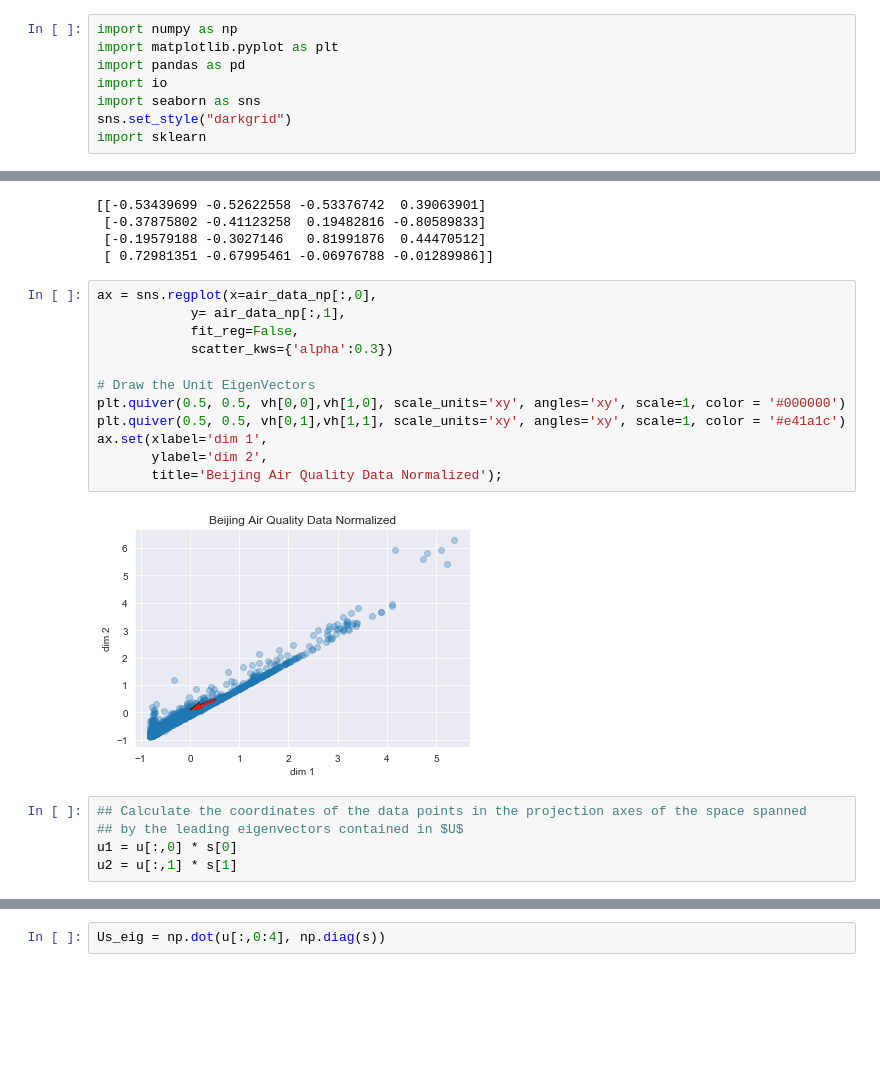
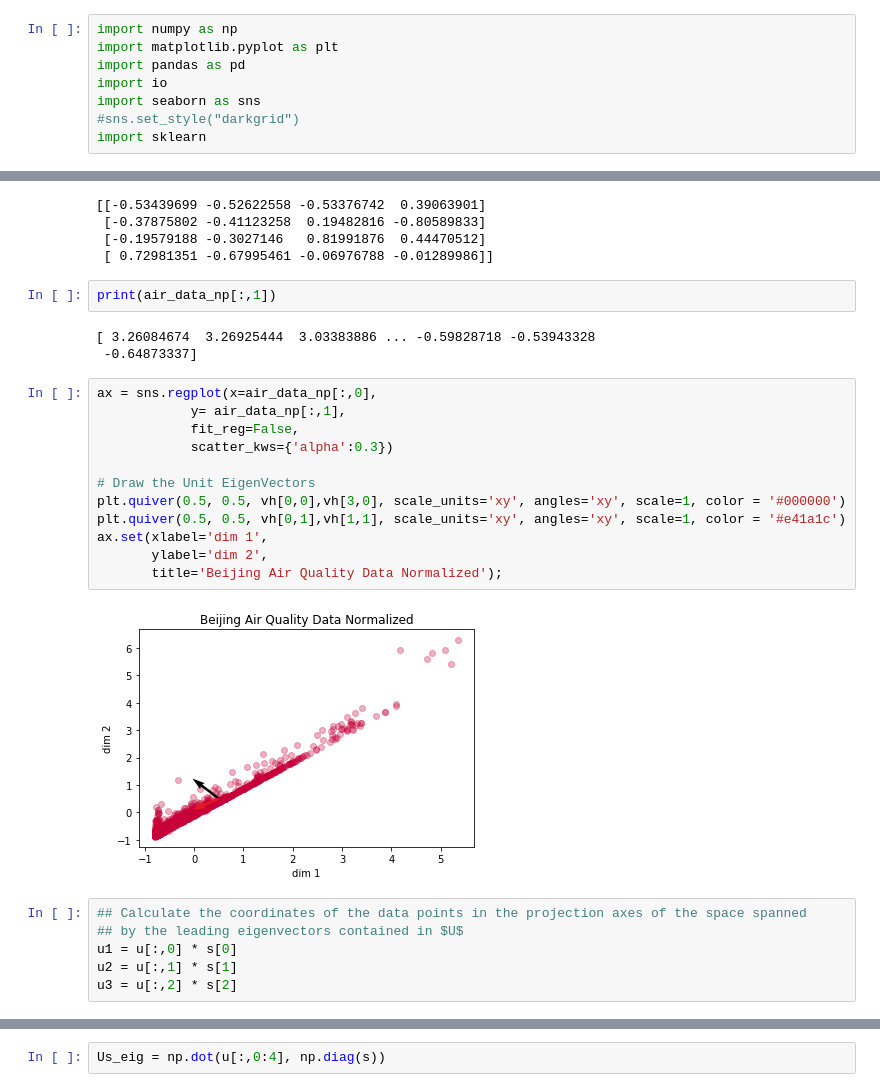
Before and after one commit to oranium/datamining, a Jupyter notebook: PAD_Project_SVD.ipynb, the cells around one changed output, grey strips where cells are left out. Cells and saved outputs as stored; diff of their text form; blank space fills up the shorter version.

```diff
--- a/PAD_Project_SVD.ipynb
+++ b/PAD_Project_SVD.ipynb
@@ -4,7 +4,7 @@ import matplotlib.pyplot as plt
 import pandas as pd
 import io
 import seaborn as sns
-sns.set_style("darkgrid")
+#sns.set_style("darkgrid")
 import sklearn
 # %%
 # choose between the normalized or standardized version of the data
@@ -32,25 +32,31 @@ print(vh)
  [-0.37875802 -0.41123258  0.19482816 -0.80589833]
  [-0.19579188 -0.3027146   0.81991876  0.44470512]
  [ 0.72981351 -0.67995461 -0.06976788 -0.01289986]]
+# %%
+print(air_data_np[:,1])
+# %% [output]
+[ 3.26084674  3.26925444  3.03383886 ... -0.59828718 -0.53943328
+ -0.64873337]
 # %%
 ax = sns.regplot(x=air_data_np[:,0],
             y= air_data_np[:,1],
             fit_reg=False,
             scatter_kws={'alpha':0.3})
 
 # Draw the Unit EigenVectors
-plt.quiver(0.5, 0.5, vh[0,0],vh[1,0], scale_units='xy', angles='xy', scale=1, color = '#000000')
+plt.quiver(0.5, 0.5, vh[0,0],vh[3,0], scale_units='xy', angles='xy', scale=1, color = '#000000')
 plt.quiver(0.5, 0.5, vh[0,1],vh[1,1], scale_units='xy', angles='xy', scale=1, color = '#e41a1c')
 ax.set(xlabel='dim 1',
        ylabel='dim 2',
        title='Beijing Air Quality Data Normalized');
 # %% [output]
-[figure, old version]
+[figure, new version]
 # %%
 ## Calculate the coordinates of the data points in the projection axes of the space spanned
 ## by the leading eigenvectors contained in $U$
 u1 = u[:,0] * s[0]
 u2 = u[:,1] * s[1]
+u3 = u[:,2] * s[2]
 # %%
 import matplotlib.pyplot as plt
 %matplotlib inline
```
Also changed, not shown: parts of 24 cells of this notebook.
